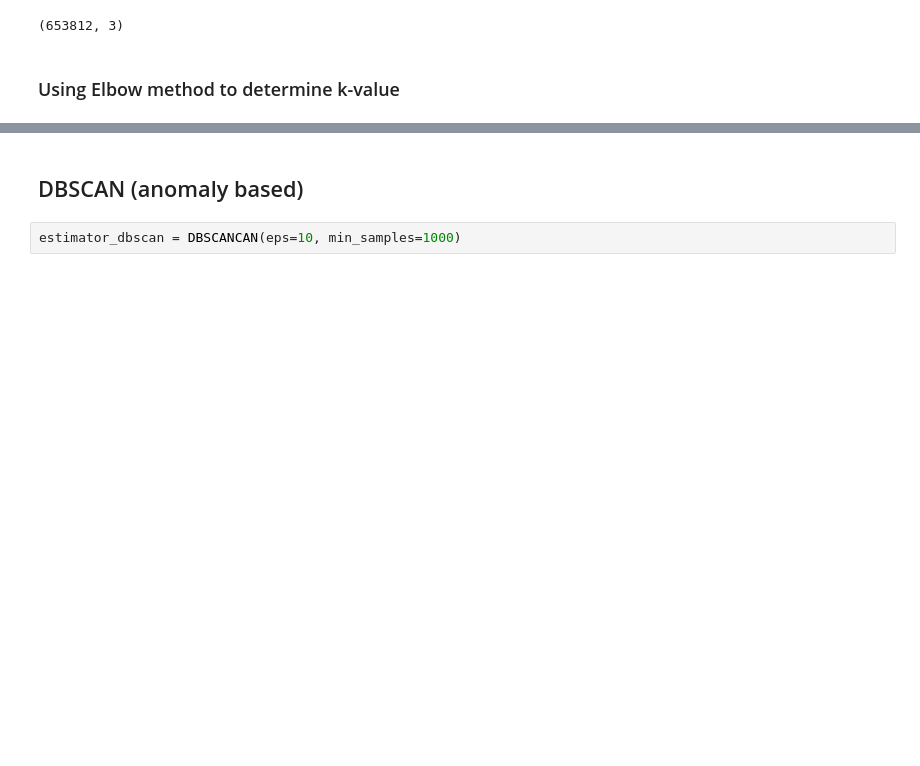
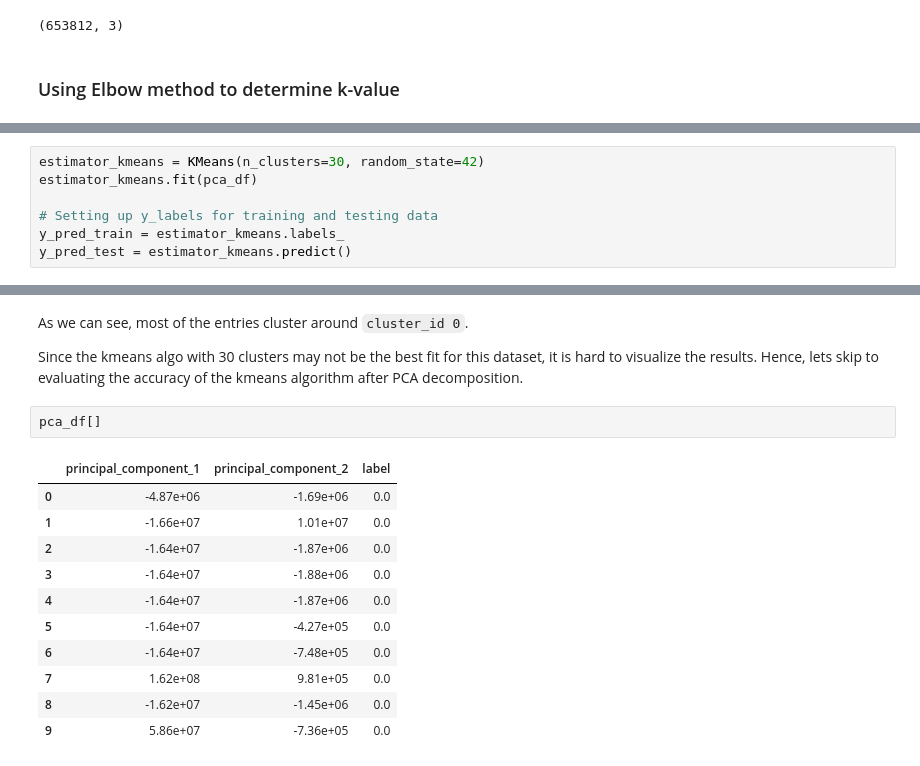
Before and after one commit to j-csc/ids_dl, a Jupyter notebook: POC.ipynb, the cells around one changed output, grey strips where cells are left out. Cells and saved outputs as stored; diff of their text form; blank space fills up the shorter version.

Commit message:
ready for accuracy testing kmeans

```diff
--- a/POC.ipynb
+++ b/POC.ipynb
@@ -354,0 +361,7 @@ Text(0.5, 1.0, 'Percentage variance by. K')
+# %%
+estimator_kmeans = KMeans(n_clusters=30, random_state=42)
+estimator_kmeans.fit(pca_df)
+
+# Setting up y_labels for training and testing data
+y_pred_train = estimator_kmeans.labels_
+y_pred_test = estimator_kmeans.predict()
@@ -365,4 +404,18 @@ cluster_summary.head(3)
-# %% [markdown]
-## DBSCAN (anomaly based)
-# %%
-estimator_dbscan = DBSCANCAN(eps=10, min_samples=1000)
+# %% [markdown]
+As we can see, most of the entries cluster around `cluster_id 0`.
+
+Since the kmeans algo with 30 clusters may not be the best fit for this dataset, it is hard to visualize the results. Hence, lets skip to evaluating the accuracy of the kmeans algorithm after PCA decomposition.
+# %%
+pca_df[]
+# %% [output]
+|  | principal_component_1 | principal_component_2 | label |
+| 0 | -4.87e+06 | -1.69e+06 | 0.0 |
+| 1 | -1.66e+07 | 1.01e+07 | 0.0 |
+| 2 | -1.64e+07 | -1.87e+06 | 0.0 |
+| 3 | -1.64e+07 | -1.88e+06 | 0.0 |
+| 4 | -1.64e+07 | -1.87e+06 | 0.0 |
+| 5 | -1.64e+07 | -4.27e+05 | 0.0 |
+| 6 | -1.64e+07 | -7.48e+05 | 0.0 |
+| 7 | 1.62e+08 | 9.81e+05 | 0.0 |
+| 8 | -1.62e+07 | -1.45e+06 | 0.0 |
+| 9 | 5.86e+07 | -7.36e+05 | 0.0 |
```
Also changed, not shown: parts of 16 cells of this notebook.
